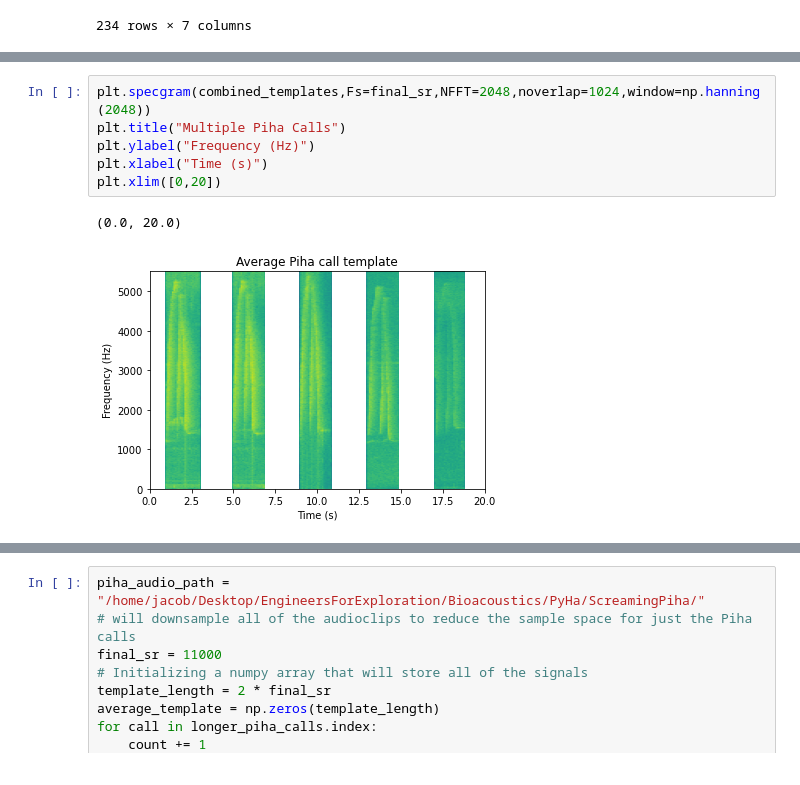
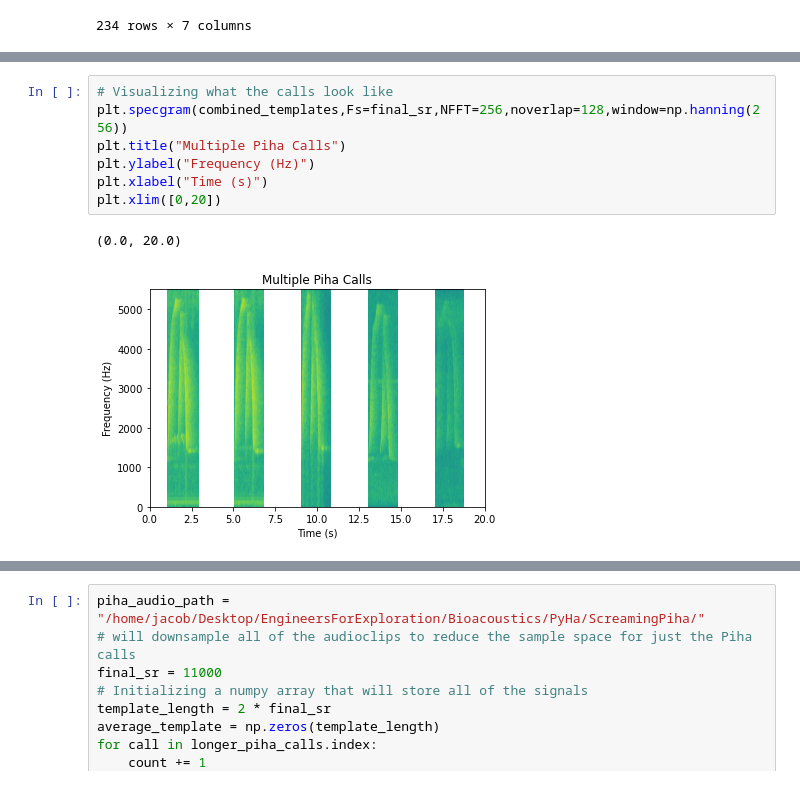
Before and after one commit to UCSD-E4E/passive-acoustic-biodiversity, a Jupyter notebook: Cross_Correlation/Template_Design_Experiments.ipynb, the cells around one changed output, grey strips where cells are left out. Drawn from its saved outputs; the diff is of its cells as text.

```diff
--- a/Cross_Correlation/Template_Design_Experiments.ipynb
+++ b/Cross_Correlation/Template_Design_Experiments.ipynb
@@ -102,11 +111,12 @@ for call in longer_piha_calls.index:
 # Writing out the test calls
 #wavfile.write("test_piha_calls.wav",final_sr,combined_templates)
 # %%
-plt.specgram(combined_templates,Fs=final_sr,NFFT=2048,noverlap=1024,window=np.hanning(2048))
+# Visualizing what the calls look like
+plt.specgram(combined_templates,Fs=final_sr,NFFT=256,noverlap=128,window=np.hanning(256))
 plt.title("Multiple Piha Calls")
 plt.ylabel("Frequency (Hz)")
 plt.xlabel("Time (s)")
 plt.xlim([0,20])
 # %% [output]
 (0.0, 20.0)
-[figure, old version]
+[figure, new version]
```
Also changed, not shown: parts of 16 cells of this notebook.
